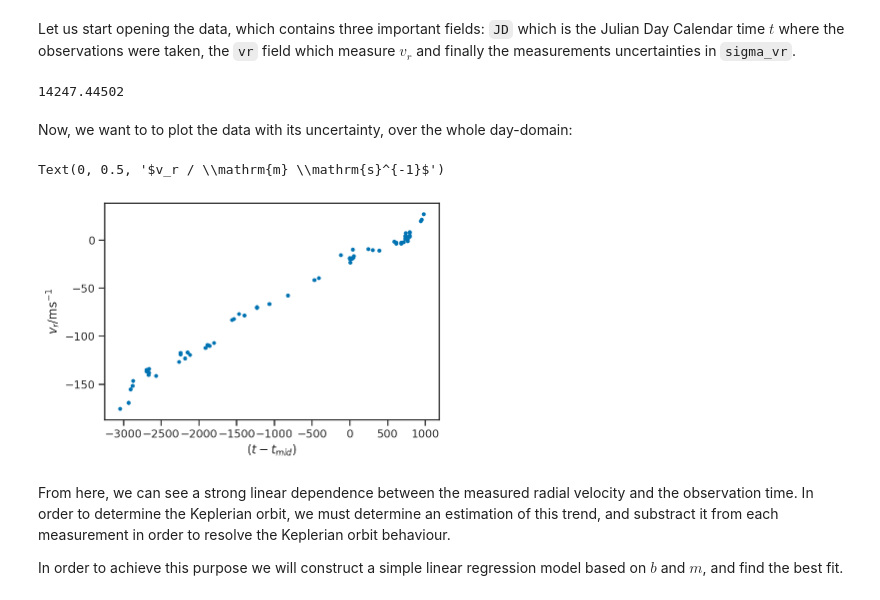
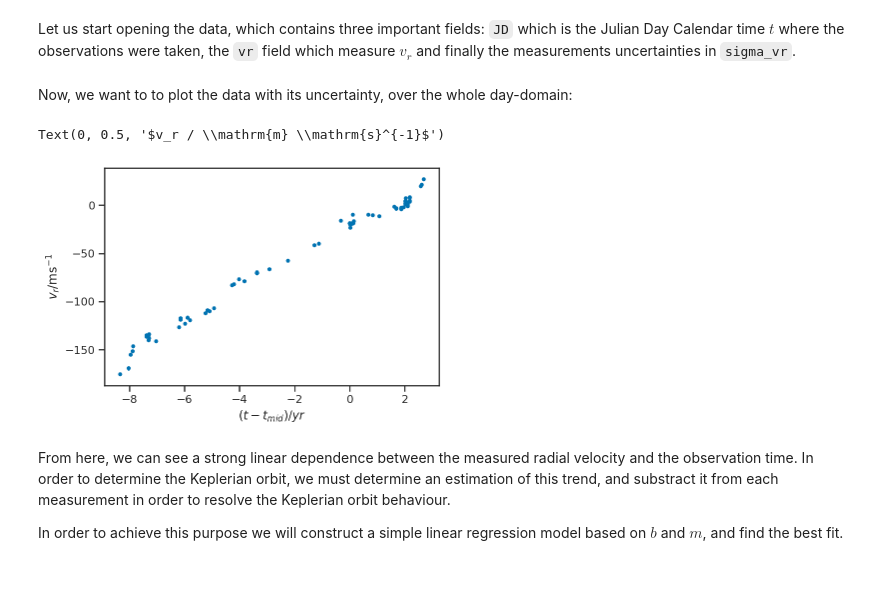
Before and after one commit to aisclark91/phy688_astro, a Jupyter notebook: hw1_p1.ipynb, the cells around one changed output. Drawn from its saved outputs; the diff is of its cells as text; code cells hidden in the pictures.

```diff
--- a/hw1_p1.ipynb
+++ b/hw1_p1.ipynb
@@ -303,19 +305,16 @@ hd126614A_data = Table.read("HowardEtAl2010-HD126614A-apj319972t5_ascii.txt", fo
                             names=['JD', 'vr', 'sigma_vr', 'instrument'])
 #hd126614A_data
 tmid = median(hd126614A_data['JD'])
-tmid
-# %% [output]
-14247.44502
 # %% [markdown]
 Now, we want to to plot the data with its uncertainty, over the whole day-domain:
 # %%
-ts = hd126614A_data['JD'] - tmid
+ts = (hd126614A_data['JD'] - tmid)/(365.25)
 errorbar(ts, hd126614A_data['vr'], yerr=hd126614A_data['sigma_vr'], fmt='.')
-xlabel(r'$(t-t_{mid})$')
+xlabel(r'$(t-t_{mid}) / yr$')
 ylabel(r'$v_r / \mathrm{m} \mathrm{s}^{-1}$')
 # %% [output]
 Text(0, 0.5, '$v_r / \\mathrm{m} \\mathrm{s}^{-1}$')
-[figure, old version]
+[figure, new version]
 # %% [markdown]
 From here, we can see a strong linear dependence between the measured radial velocity and the observation time. In order to determine the Keplerian orbit, we must determine an estimation of this trend, and substract it from each measurement in order to resolve the Keplerian orbit behaviour.
 
```
Also changed, not shown: parts of 13 cells of this notebook.
